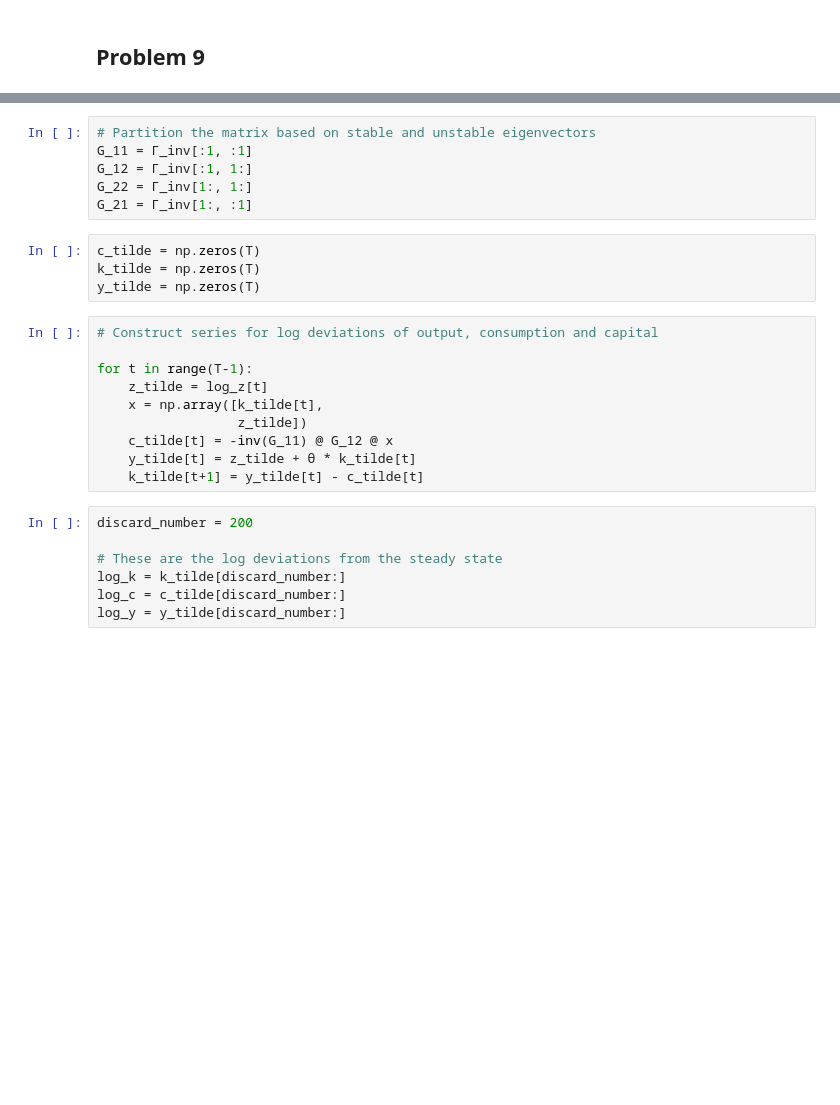
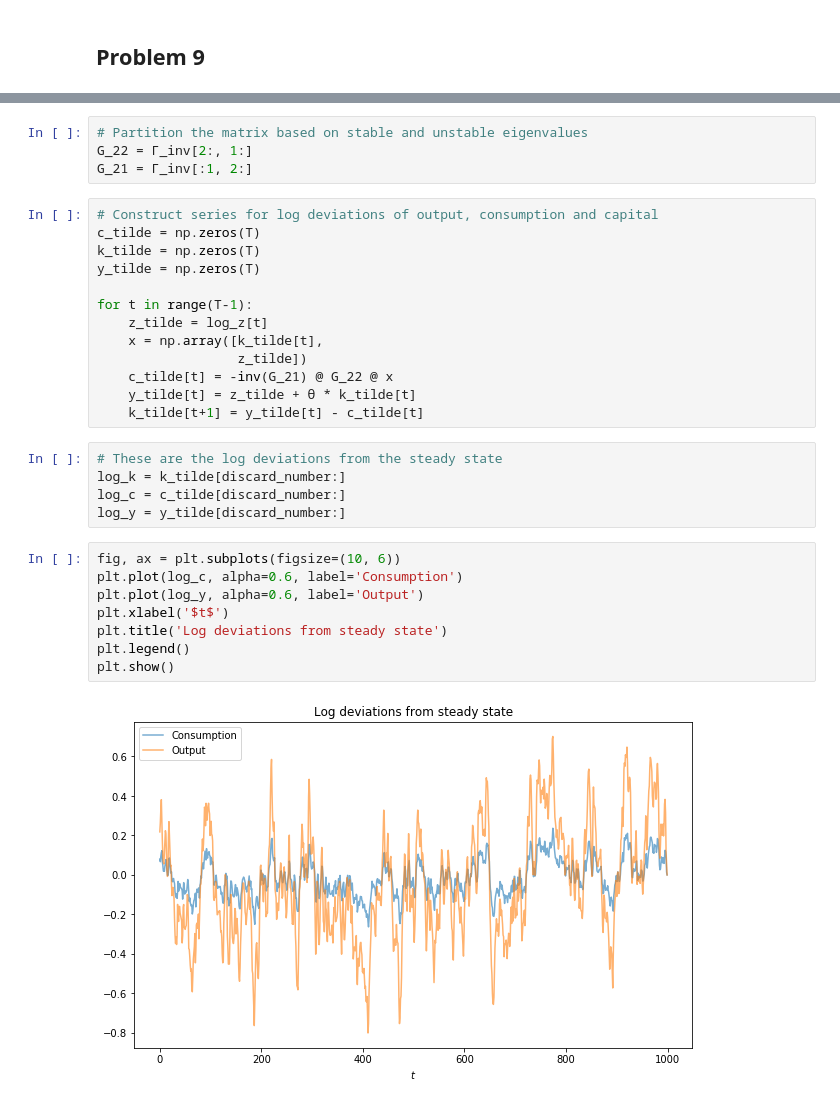
Before and after one commit to fagan2888/ECON202A, a Jupyter notebook: Assignment/problemset.ipynb, the cells around one changed output, grey strips where cells are left out. Drawn from its saved outputs; the diff is of its cells as text; blank space fills up the shorter version.

```diff
--- a/Assignment/problemset.ipynb
+++ b/Assignment/problemset.ipynb
@@ -251,28 +455,33 @@ M = np.array([[1 - β * R * (c_bar / k_bar),     R, β * (y_bar / k_bar) * (ρ +
 # %%
-# Partition the matrix based on stable and unstable eigenvectors
-G_11 = Γ_inv[:1, :1]
-G_12 = Γ_inv[:1, 1:]
-G_22 = Γ_inv[1:, 1:]
-G_21 = Γ_inv[1:, :1]
+# Partition the matrix based on stable and unstable eigenvalues
+G_22 = Γ_inv[2:, 1:]
+G_21 = Γ_inv[:1, 2:]
-# %%
-c_tilde = np.zeros(T)
-k_tilde = np.zeros(T)
-y_tilde = np.zeros(T)
 # %%
 # Construct series for log deviations of output, consumption and capital
+c_tilde = np.zeros(T)
+k_tilde = np.zeros(T)
+y_tilde = np.zeros(T)
 
 for t in range(T-1):
     z_tilde = log_z[t]
     x = np.array([k_tilde[t],
                   z_tilde])
-    c_tilde[t] = -inv(G_11) @ G_12 @ x
+    c_tilde[t] = -inv(G_21) @ G_22 @ x
     y_tilde[t] = z_tilde + θ * k_tilde[t]
     k_tilde[t+1] = y_tilde[t] - c_tilde[t]
 # %%
-discard_number = 200
-
 # These are the log deviations from the steady state
 log_k = k_tilde[discard_number:]
 log_c = c_tilde[discard_number:]
 log_y = y_tilde[discard_number:]
+# %%
+fig, ax = plt.subplots(figsize=(10, 6))
+plt.plot(log_c, alpha=0.6, label='Consumption')
+plt.plot(log_y, alpha=0.6, label='Output')
+plt.xlabel('$t$')
+plt.title('Log deviations from steady state')
+plt.legend()
+plt.show()
+# %% [output]
+[figure, added]
 # %%
```
Also changed, not shown: parts of 47 cells of this notebook, 7 other files.
